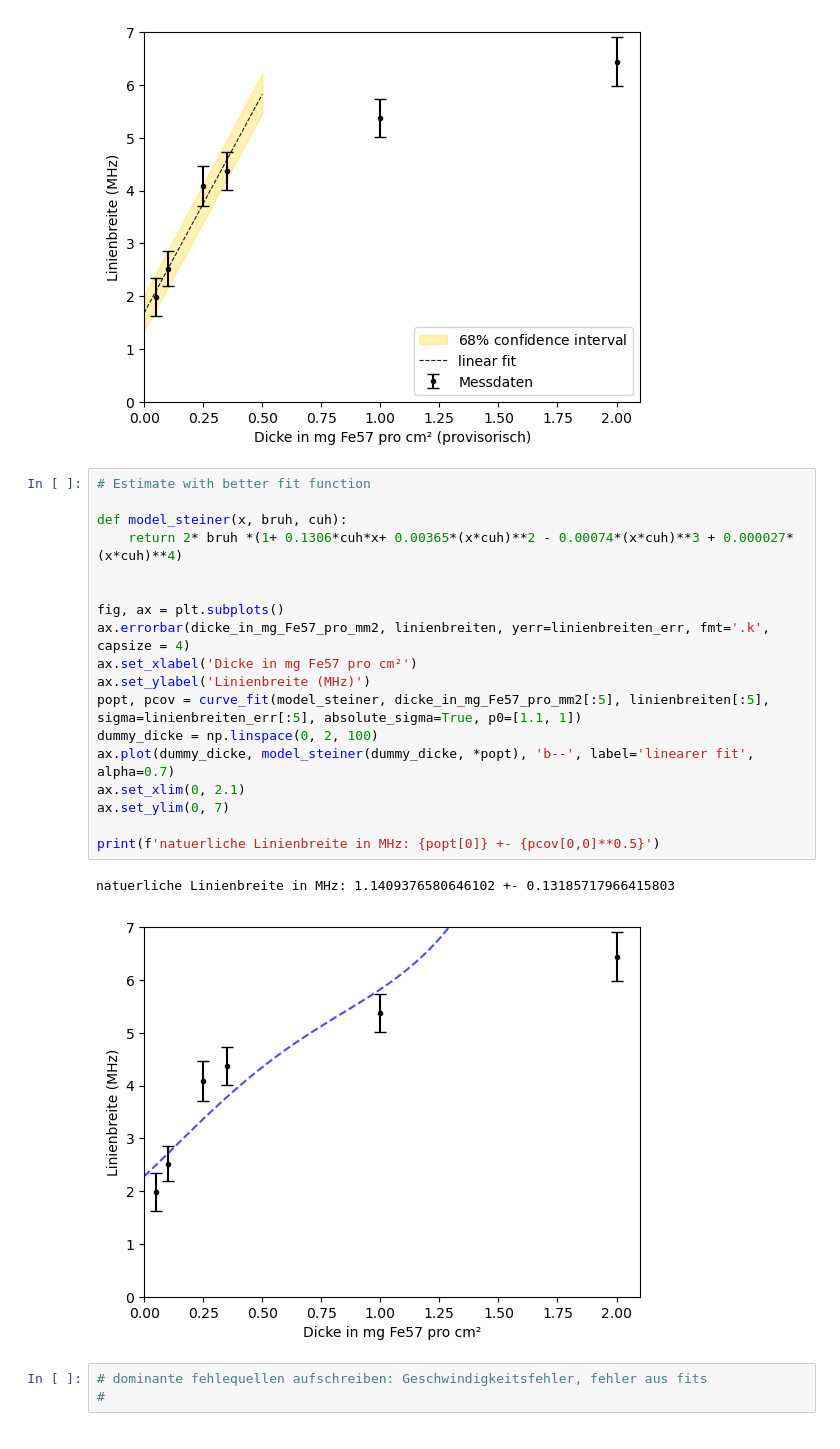
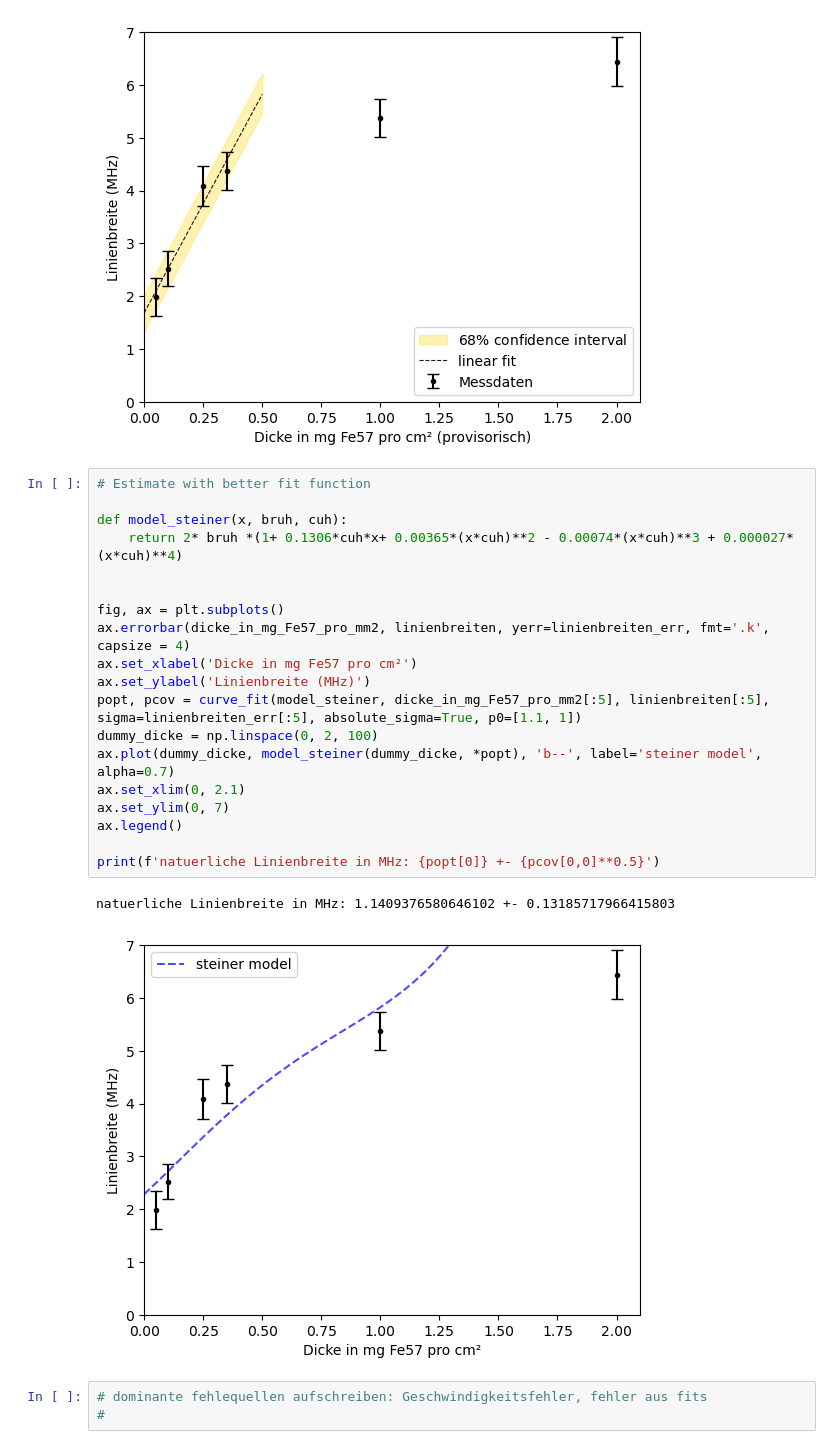
Before and after one commit to Svuem/EXP11, a Jupyter notebook: Code.ipynb, the cells around one changed output. Drawn from its saved outputs; the diff is of its cells as text.

```diff
--- a/Code.ipynb
+++ b/Code.ipynb
@@ -149,24 +149,25 @@ natuerliche Linienbreite in MHz: 0.8410850617114708 +- 0.3253642242469628
 # %%
 # Estimate with better fit function
 
 def model_steiner(x, bruh, cuh):
     return 2* bruh *(1+ 0.1306*cuh*x+ 0.00365*(x*cuh)**2 - 0.00074*(x*cuh)**3 + 0.000027*(x*cuh)**4)
 
 
 fig, ax = plt.subplots()
 ax.errorbar(dicke_in_mg_Fe57_pro_mm2, linienbreiten, yerr=linienbreiten_err, fmt='.k', capsize = 4)
 ax.set_xlabel('Dicke in mg Fe57 pro cm²')
 ax.set_ylabel('Linienbreite (MHz)')
 popt, pcov = curve_fit(model_steiner, dicke_in_mg_Fe57_pro_mm2[:5], linienbreiten[:5], sigma=linienbreiten_err[:5], absolute_sigma=True, p0=[1.1, 1])
 dummy_dicke = np.linspace(0, 2, 100)
-ax.plot(dummy_dicke, model_steiner(dummy_dicke, *popt), 'b--', label='linearer fit', alpha=0.7)
+ax.plot(dummy_dicke, model_steiner(dummy_dicke, *popt), 'b--', label='steiner model', alpha=0.7)
 ax.set_xlim(0, 2.1)
 ax.set_ylim(0, 7)
+ax.legend()
 
 print(f'natuerliche Linienbreite in MHz: {popt[0]} +- {pcov[0,0]**0.5}')
 # %% [output]
 natuerliche Linienbreite in MHz: 1.1409376580646102 +- 0.13185717966415803
-[figure, old version]
+[figure, new version]
 # %%
 # dominante fehlequellen aufschreiben: Geschwindigkeitsfehler, fehler aus fits
 #
```
